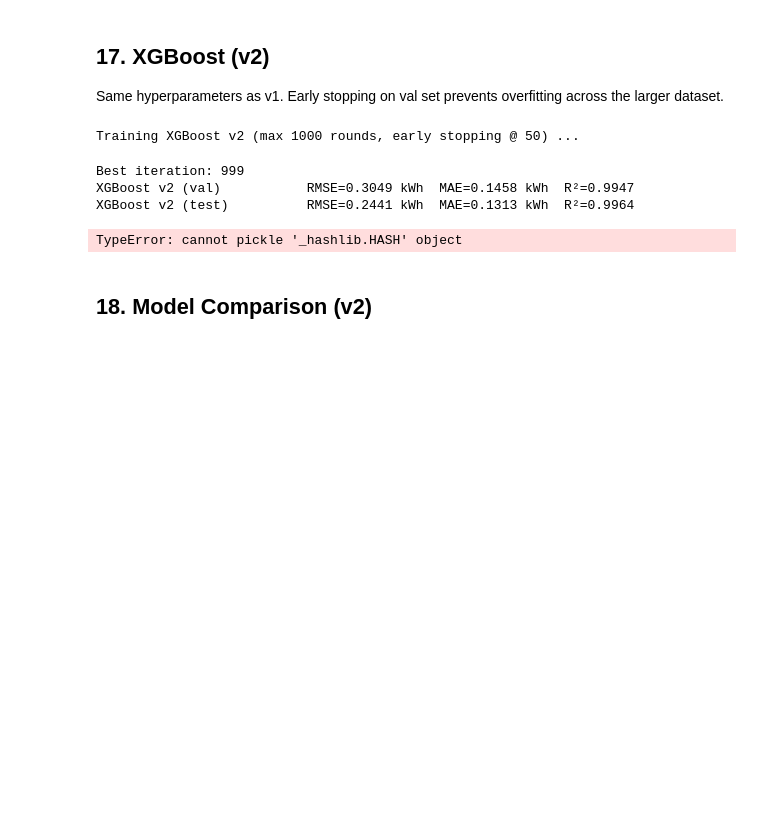
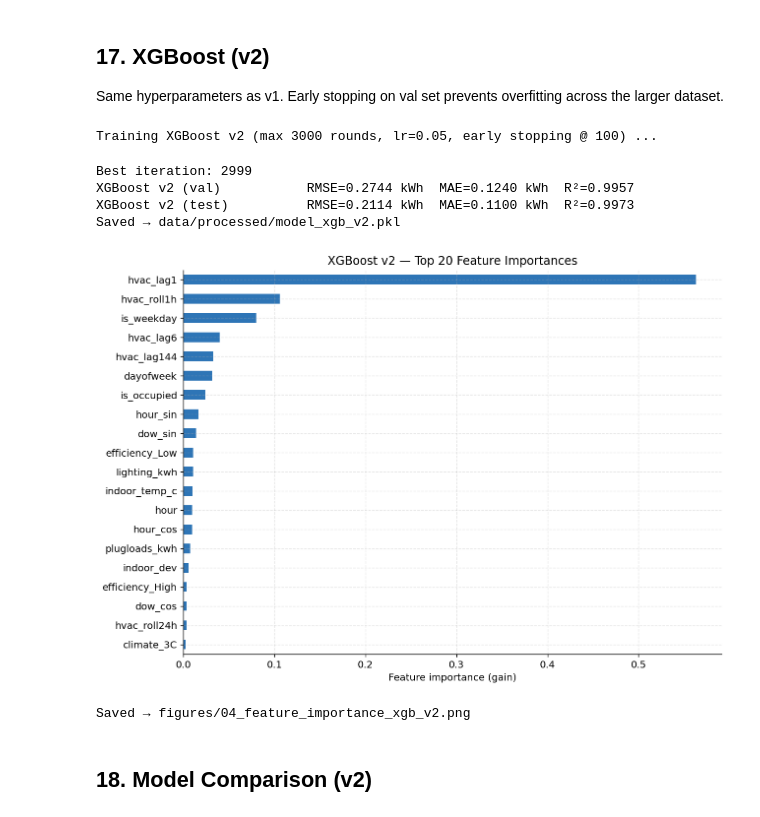
Before and after one commit to squatonbush/FYP, a Jupyter notebook: notebooks/04_ml_model.ipynb, the cells around one changed output. Saved outputs shown, nothing was run; the diff lists cells and outputs as text; code cells hidden in the pictures; blank space fills up the shorter version.

Commit message:
model commits

```diff
--- a/notebooks/04_ml_model.ipynb
+++ b/notebooks/04_ml_model.ipynb
@@ -964,18 +971,18 @@ class TqdmCallback(xgb.callback.TrainingCallback):
         return model
 
 xgb_v2 = xgb.XGBRegressor(
-    n_estimators=1000,
+    n_estimators=3000,
     learning_rate=0.05,
     max_depth=6,
     subsample=0.8,
     colsample_bytree=0.8,
-    early_stopping_rounds=50,
+    early_stopping_rounds=100,
     random_state=RANDOM_STATE,
     device='cpu',
-    callbacks=[TqdmCallback(1000)]
+    callbacks=[TqdmCallback(3000)]
 )
 
-print('Training XGBoost v2 (max 1000 rounds, early stopping @ 50) ...')
+print('Training XGBoost v2 (max 3000 rounds, lr=0.05, early stopping @ 100) ...')
 xgb_v2.fit(
     X_train_v2, y_train_v2,
     eval_set=[(X_val_v2, y_val_v2)],
@@ -989,29 +996,36 @@ xgb_v2_test_pred = xgb_v2.predict(X_test_v2)
 res_xgb_v2_val  = evaluate_v2(y_val_v2,  xgb_v2_val_pred,  'XGBoost v2 (val)')
 res_xgb_v2_test = evaluate_v2(y_test_v2, xgb_v2_test_pred, 'XGBoost v2 (test)')
 
+# Clear unpicklable TqdmCallback before saving
+xgb_v2.set_params(callbacks=[])
 joblib.dump(xgb_v2, DATA_IN / 'model_xgb_v2.pkl')
 print('Saved → data/processed/model_xgb_v2.pkl')
 # %% [output]
-Training XGBoost v2 (max 1000 rounds, early stopping @ 50) ...
+Training XGBoost v2 (max 3000 rounds, lr=0.05, early stopping @ 100) ...
-Best iteration: 999
-XGBoost v2 (val)           RMSE=0.3049 kWh  MAE=0.1458 kWh  R²=0.9947
-XGBoost v2 (test)          RMSE=0.2441 kWh  MAE=0.1313 kWh  R²=0.9964
+Best iteration: 2999
+XGBoost v2 (val)           RMSE=0.2744 kWh  MAE=0.1240 kWh  R²=0.9957
+XGBoost v2 (test)          RMSE=0.2114 kWh  MAE=0.1100 kWh  R²=0.9973
+Saved → data/processed/model_xgb_v2.pkl
-TypeError: cannot pickle '_hashlib.HASH' object
 # %%
-# XGBoost v2 feature importance (gain)
+# XGBoost v2 feature importance
+# Use feature_importances_ (aligned with training order) since X_train_v2 is a numpy array
 xgb_imp_v2 = pd.Series(
-    xgb_v2.get_booster().get_score(importance_type='gain'),
-    name='gain'
-).reindex(FULL_FEATURES_V2, fill_value=0).sort_values(ascending=False)
+    xgb_v2.feature_importances_,
+    index=FULL_FEATURES_V2,
+    name='importance'
+).sort_values(ascending=False)
 
 fig, ax = plt.subplots(figsize=(10, 7))
 xgb_imp_v2.head(20).sort_values().plot(kind='barh', ax=ax, color=CLIMATE_COLOURS['3C'])
-ax.set_xlabel('Average gain')
-ax.set_title('XGBoost v2 — Top 20 Feature Importances (gain)')
+ax.set_xlabel('Feature importance (gain)')
+ax.set_title('XGBoost v2 — Top 20 Feature Importances')
 plt.tight_layout()
 fig.savefig(FIG_OUT / '04_feature_importance_xgb_v2.png', dpi=150)
 plt.show()
 print('Saved → figures/04_feature_importance_xgb_v2.png')
+# %% [output]
+[figure, added]
+Saved → figures/04_feature_importance_xgb_v2.png
 # %% [markdown]
 ## 18. Model Comparison (v2)
 # %%
```
Also changed, not shown: parts of 7 cells of this notebook, 2 other files.
